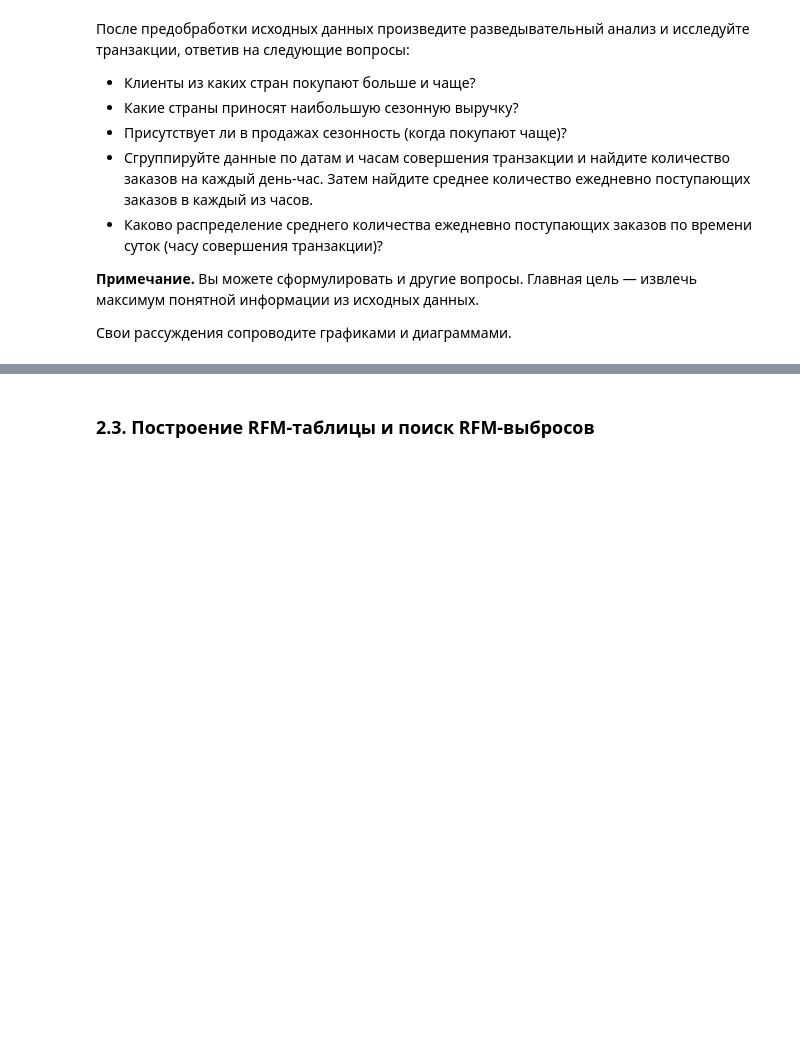
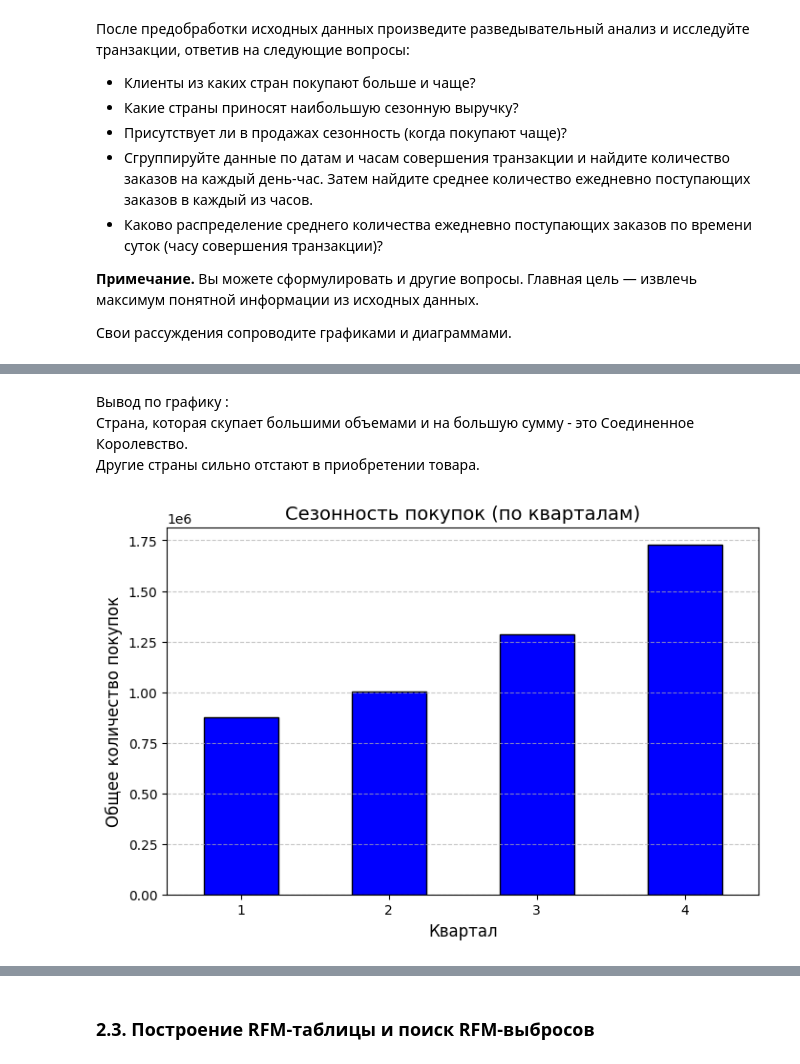
Before and after one commit to crazymarmot/sf_data_sience, a Jupyter notebook: PROJECT_6__Сегментация_клиентов_онлайн_магазина.ipynb, the cells around one changed output, grey strips where cells are left out. Cells and saved outputs as stored; diff of their text form; code cells hidden in the pictures; blank space fills up the shorter version.

```diff
--- a/PROJECT_6__Сегментация_клиентов_онлайн_магазина.ipynb
+++ b/PROJECT_6__Сегментация_клиентов_онлайн_магазина.ipynb
@@ -232,0 +430,22 @@ data['QuantityCanceled'] = get_quantity_canceled(data)
+# %% [markdown]
+Вывод по графику :
+Страна, которая скупает большими объемами и на большую сумму - это Соединенное Королевство.
+Другие страны сильно отстают в приобретении товара.
+# %%
+#Присутствует ли в продажах сезонность (когда покупают чаще)?
+
+seasonality =data.groupby(data['InvoiceDate'].dt.quarter)['Quantity'].sum()
+
+# Визуализация
+plt.figure(figsize=(8, 5))
+seasonality.plot(kind='bar', color='blue')
+
+plt.xlabel("Квартал", fontsize=12)
+plt.ylabel("Общее количество покупок", fontsize=12)
+plt.title("Сезонность покупок (по кварталам)", fontsize=14)
+plt.xticks(rotation=0)  # Подписи оставим горизонтальными
+plt.grid(axis='y', linestyle='--', alpha=0.7)
+
+plt.show()
+# %% [output]
+[figure, added]
```
Also changed, not shown: parts of 37 cells of this notebook.
